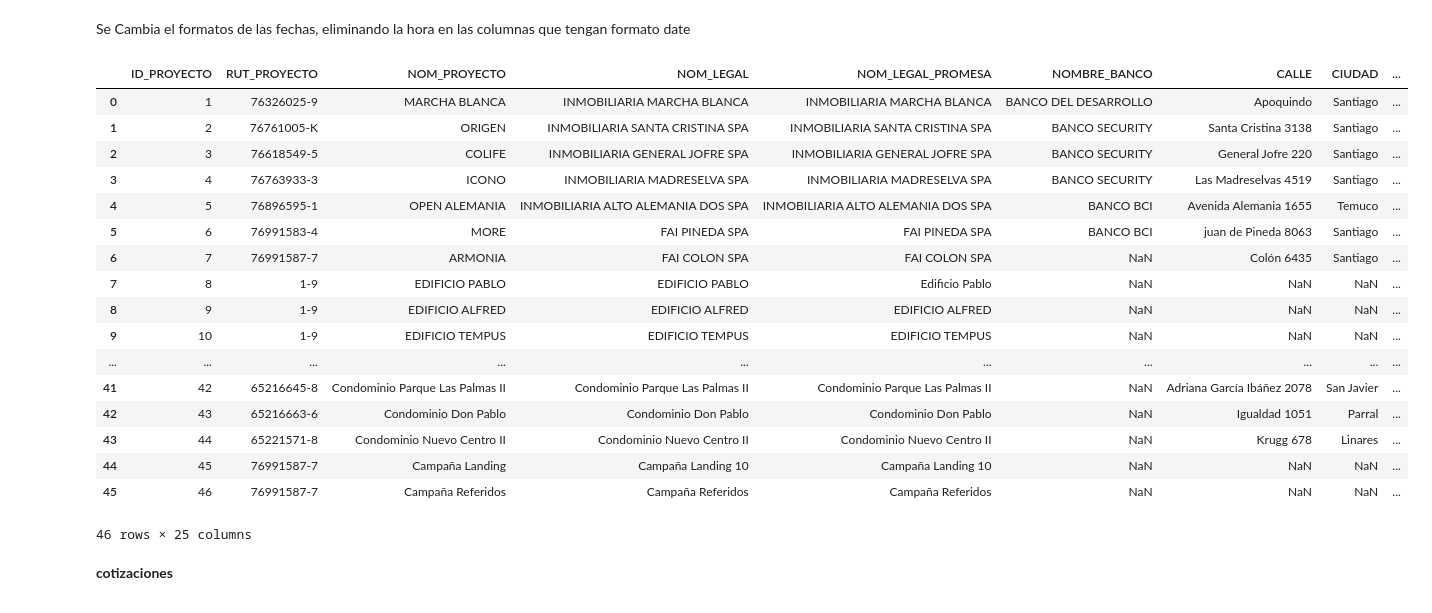
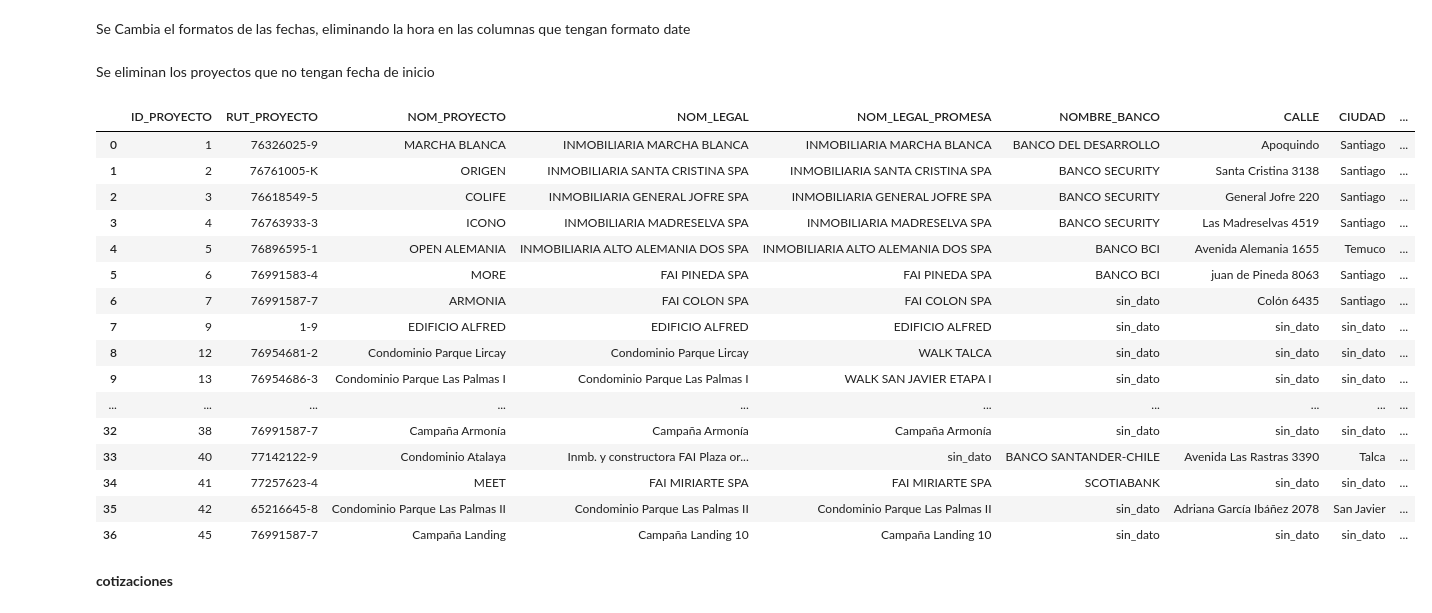
Before and after one commit to jospinoponce/JaimeOpsino_Form_Test, a Jupyter notebook: EDA.ipynb, the cells around one changed output. Saved outputs shown, nothing was run; the diff lists cells and outputs as text; code cells hidden in the pictures.

```diff
--- a/EDA.ipynb
+++ b/EDA.ipynb
@@ -103,27 +107,8 @@ def convertir_fecha(df, columna):
 convertir_fecha(proyectos,'FECHA_ESCRITURA')
 convertir_fecha(proyectos,'FECHA_INICIO')
 convertir_fecha(proyectos,'FECHA_TERMINO')
-convertir_fecha(proyectos,'FECHA_REGISTRO_PROYECTO')
+
 
 
 # gestión de valores nulos
 proyectos=proyectos.fillna('sin_dato')
-# %% [output]
-|  | ID_PROYECTO | RUT_PROYECTO | NOM_PROYECTO | NOM_LEGAL | NOM_LEGAL_PROMESA | NOMBRE_BANCO | CALLE | CIUDAD | ... |
-| 0 | 1 | 76326025-9 | MARCHA BLANCA | INMOBILIARIA MARCHA BLANCA | INMOBILIARIA MARCHA BLANCA | BANCO DEL DESARROLLO | Apoquindo | Santiago | ... |
-| 1 | 2 | 76761005-K | ORIGEN | INMOBILIARIA SANTA CRISTINA SPA | INMOBILIARIA SANTA CRISTINA SPA | BANCO SECURITY | Santa Cristina 3138 | Santiago | ... |
-| 2 | 3 | 76618549-5 | COLIFE | INMOBILIARIA GENERAL JOFRE SPA | INMOBILIARIA GENERAL JOFRE SPA | BANCO SECURITY | General Jofre 220 | Santiago | ... |
-| 3 | 4 | 76763933-3 | ICONO | INMOBILIARIA MADRESELVA SPA | INMOBILIARIA MADRESELVA SPA | BANCO SECURITY | Las Madreselvas 4519 | Santiago | ... |
-| 4 | 5 | 76896595-1 | OPEN ALEMANIA | INMOBILIARIA ALTO ALEMANIA DOS SPA | INMOBILIARIA ALTO ALEMANIA DOS SPA | BANCO BCI | Avenida Alemania 1655 | Temuco | ... |
-| 5 | 6 | 76991583-4 | MORE | FAI PINEDA SPA | FAI PINEDA SPA | BANCO BCI | juan de Pineda 8063 | Santiago | ... |
-| 6 | 7 | 76991587-7 | ARMONIA | FAI COLON SPA | FAI COLON SPA | NaN | Colón 6435 | Santiago | ... |
-| 7 | 8 | 1-9 | EDIFICIO PABLO | EDIFICIO PABLO | Edificio Pablo | NaN | NaN | NaN | ... |
-| 8 | 9 | 1-9 | EDIFICIO ALFRED | EDIFICIO ALFRED | EDIFICIO ALFRED | NaN | NaN | NaN | ... |
-| 9 | 10 | 1-9 | EDIFICIO TEMPUS | EDIFICIO TEMPUS | EDIFICIO TEMPUS | NaN | NaN | NaN | ... |
-| ... | ... | ... | ... | ... | ... | ... | ... | ... | ... |
-| 41 | 42 | 65216645-8 | Condominio Parque Las Palmas II | Condominio Parque Las Palmas II | Condominio Parque Las Palmas II | NaN | Adriana García Ibáñez 2078 | San Javier | ... |
-| 42 | 43 | 65216663-6 | Condominio Don Pablo | Condominio Don Pablo | Condominio Don Pablo | NaN | Igualdad 1051 | Parral | ... |
-| 43 | 44 | 65221571-8 | Condominio Nuevo Centro II | Condominio Nuevo Centro II | Condominio Nuevo Centro II | NaN | Krugg 678 | Linares | ... |
-| 44 | 45 | 76991587-7 | Campaña Landing | Campaña Landing 10 | Campaña Landing 10 | NaN | NaN | NaN | ... |
-| 45 | 46 | 76991587-7 | Campaña Referidos | Campaña Referidos | Campaña Referidos | NaN | NaN | NaN | ... |
-46 rows × 25 columns
@@ -132,3 +115,26 @@ proyectos
+# %% [markdown]
+Se eliminan los proyectos que no tengan fecha de inicio
+# %%
+proyectos=proyectos[proyectos['FECHA_INICIO'] != 'sin_dato'].reset_index(drop=True)
+proyectos
+# %% [output]
+|  | ID_PROYECTO | RUT_PROYECTO | NOM_PROYECTO | NOM_LEGAL | NOM_LEGAL_PROMESA | NOMBRE_BANCO | CALLE | CIUDAD | ... |
+| 0 | 1 | 76326025-9 | MARCHA BLANCA | INMOBILIARIA MARCHA BLANCA | INMOBILIARIA MARCHA BLANCA | BANCO DEL DESARROLLO | Apoquindo | Santiago | ... |
+| 1 | 2 | 76761005-K | ORIGEN | INMOBILIARIA SANTA CRISTINA SPA | INMOBILIARIA SANTA CRISTINA SPA | BANCO SECURITY | Santa Cristina 3138 | Santiago | ... |
+| 2 | 3 | 76618549-5 | COLIFE | INMOBILIARIA GENERAL JOFRE SPA | INMOBILIARIA GENERAL JOFRE SPA | BANCO SECURITY | General Jofre 220 | Santiago | ... |
+| 3 | 4 | 76763933-3 | ICONO | INMOBILIARIA MADRESELVA SPA | INMOBILIARIA MADRESELVA SPA | BANCO SECURITY | Las Madreselvas 4519 | Santiago | ... |
+| 4 | 5 | 76896595-1 | OPEN ALEMANIA | INMOBILIARIA ALTO ALEMANIA DOS SPA | INMOBILIARIA ALTO ALEMANIA DOS SPA | BANCO BCI | Avenida Alemania 1655 | Temuco | ... |
+| 5 | 6 | 76991583-4 | MORE | FAI PINEDA SPA | FAI PINEDA SPA | BANCO BCI | juan de Pineda 8063 | Santiago | ... |
+| 6 | 7 | 76991587-7 | ARMONIA | FAI COLON SPA | FAI COLON SPA | sin_dato | Colón 6435 | Santiago | ... |
+| 7 | 9 | 1-9 | EDIFICIO ALFRED | EDIFICIO ALFRED | EDIFICIO ALFRED | sin_dato | sin_dato | sin_dato | ... |
+| 8 | 12 | 76954681-2 | Condominio Parque Lircay | Condominio Parque Lircay | WALK TALCA | sin_dato | sin_dato | sin_dato | ... |
+| 9 | 13 | 76954686-3 | Condominio Parque Las Palmas I | Condominio Parque Las Palmas I | WALK SAN JAVIER ETAPA I | sin_dato | sin_dato | sin_dato | ... |
+| ... | ... | ... | ... | ... | ... | ... | ... | ... | ... |
+| 32 | 38 | 76991587-7 | Campaña Armonía | Campaña Armonía | Campaña Armonía | sin_dato | sin_dato | sin_dato | ... |
+| 33 | 40 | 77142122-9 | Condominio Atalaya | Inmb. y constructora FAI Plaza or... | sin_dato | BANCO SANTANDER-CHILE | Avenida Las Rastras 3390 | Talca | ... |
+| 34 | 41 | 77257623-4 | MEET | FAI MIRIARTE SPA | FAI MIRIARTE SPA | SCOTIABANK | sin_dato | sin_dato | ... |
+| 35 | 42 | 65216645-8 | Condominio Parque Las Palmas II | Condominio Parque Las Palmas II | Condominio Parque Las Palmas II | sin_dato | Adriana García Ibáñez 2078 | San Javier | ... |
+| 36 | 45 | 76991587-7 | Campaña Landing | Campaña Landing 10 | Campaña Landing 10 | sin_dato | sin_dato | sin_dato | ... |
 # %% [markdown]
 **cotizaciones**
 # %%
```
Also changed, not shown: parts of 13 cells of this notebook, 2 other files.
